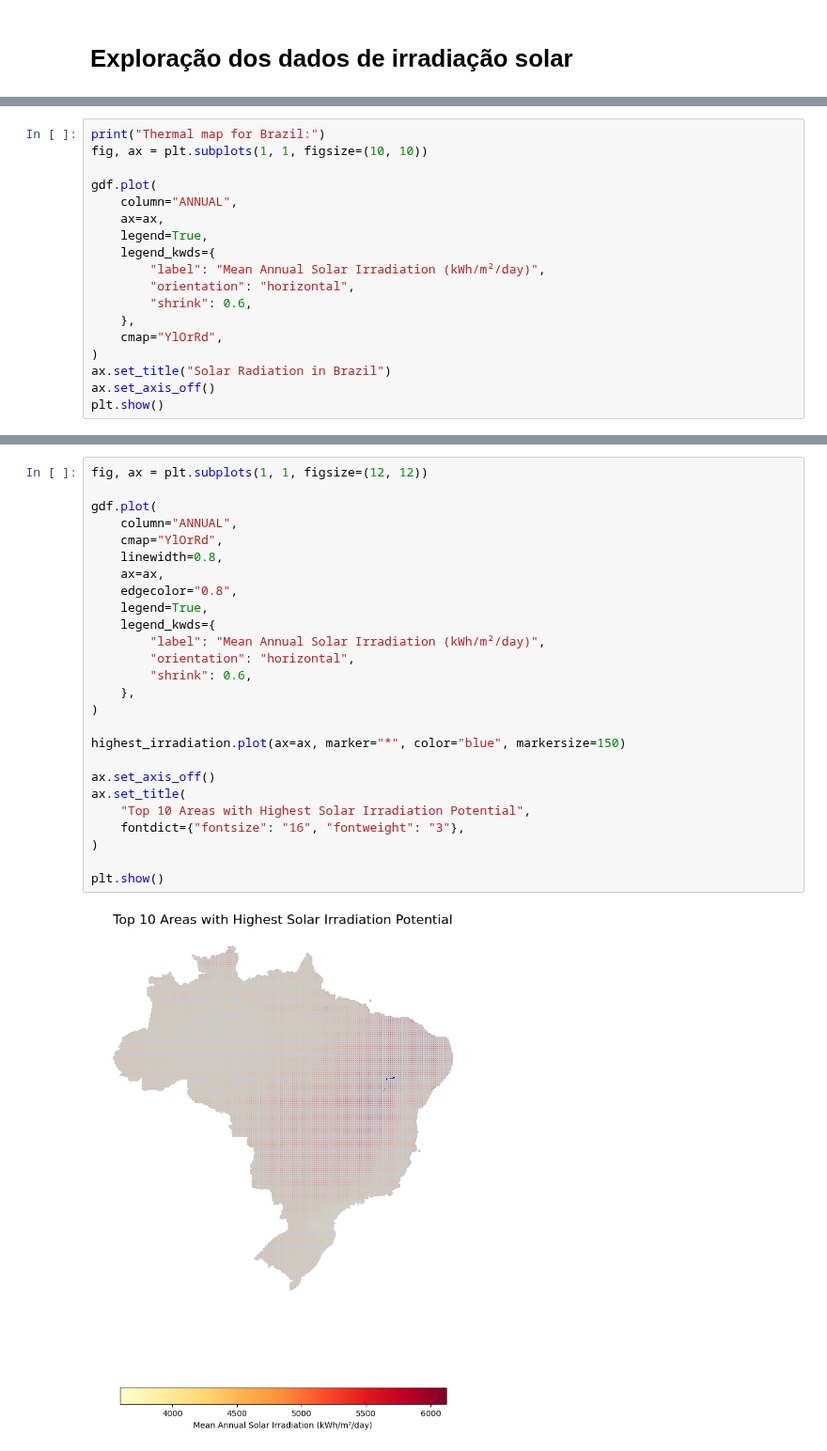
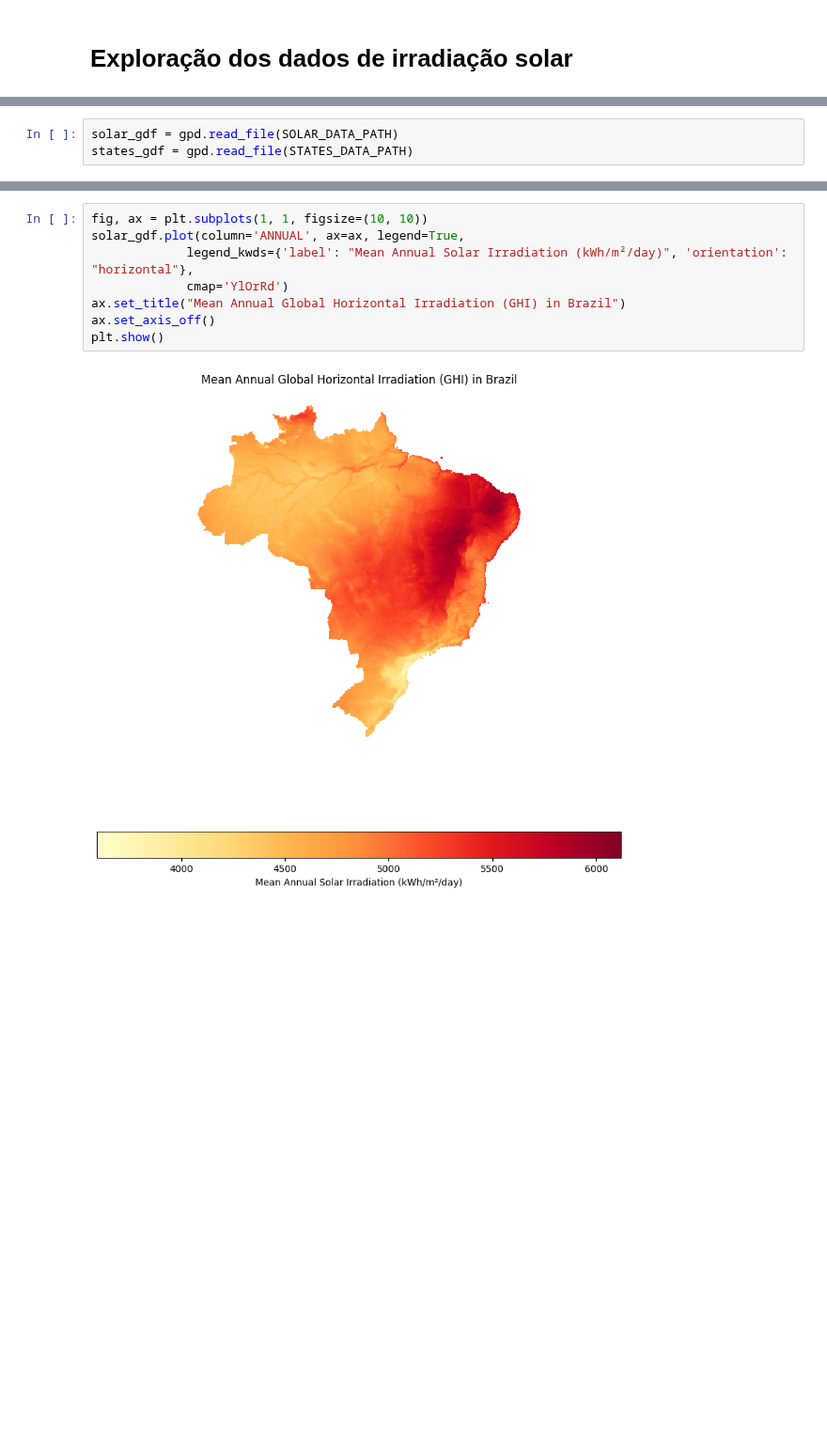
Before and after one commit to JPMartinsF/analise-geografica-energia-solar-brasil, a Jupyter notebook: notebooks/01-exploracao-irradiacao.ipynb, the cells around one changed output, grey strips where cells are left out. Shown at 94% size. Cells and saved outputs as stored; diff of their text form; blank space fills up the shorter version.

```diff
--- a/notebooks/01-exploracao-irradiacao.ipynb
+++ b/notebooks/01-exploracao-irradiacao.ipynb
@@ -60,18 +15,3 @@ Name: ANNUAL, dtype: float64
 # %%
-print("Thermal map for Brazil:")
-fig, ax = plt.subplots(1, 1, figsize=(10, 10))
-
-gdf.plot(
-    column="ANNUAL",
-    ax=ax,
-    legend=True,
-    legend_kwds={
-        "label": "Mean Annual Solar Irradiation (kWh/m²/day)",
-        "orientation": "horizontal",
-        "shrink": 0.6,
-    },
-    cmap="YlOrRd",
-)
-ax.set_title("Solar Radiation in Brazil")
-ax.set_axis_off()
-plt.show()
+solar_gdf = gpd.read_file(SOLAR_DATA_PATH)
+states_gdf = gpd.read_file(STATES_DATA_PATH)
@@ -99,28 +36,10 @@ Top 10 areas with highest mean annual solar irradiation:
 # %%
-fig, ax = plt.subplots(1, 1, figsize=(12, 12))
-
-gdf.plot(
-    column="ANNUAL",
-    cmap="YlOrRd",
-    linewidth=0.8,
-    ax=ax,
-    edgecolor="0.8",
-    legend=True,
-    legend_kwds={
-        "label": "Mean Annual Solar Irradiation (kWh/m²/day)",
-        "orientation": "horizontal",
-        "shrink": 0.6,
-    },
-)
-
-highest_irradiation.plot(ax=ax, marker="*", color="blue", markersize=150)
-
+fig, ax = plt.subplots(1, 1, figsize=(10, 10))
+solar_gdf.plot(column='ANNUAL', ax=ax, legend=True,
+             legend_kwds={'label': "Mean Annual Solar Irradiation (kWh/m²/day)", 'orientation': "horizontal"},
+             cmap='YlOrRd')
+ax.set_title("Mean Annual Global Horizontal Irradiation (GHI) in Brazil")
 ax.set_axis_off()
-ax.set_title(
-    "Top 10 Areas with Highest Solar Irradiation Potential",
-    fontdict={"fontsize": "16", "fontweight": "3"},
-)
-
 plt.show()
 # %% [output]
-[figure, old version]
+[figure, new version]
```
Also changed, not shown: parts of 13 cells of this notebook.
